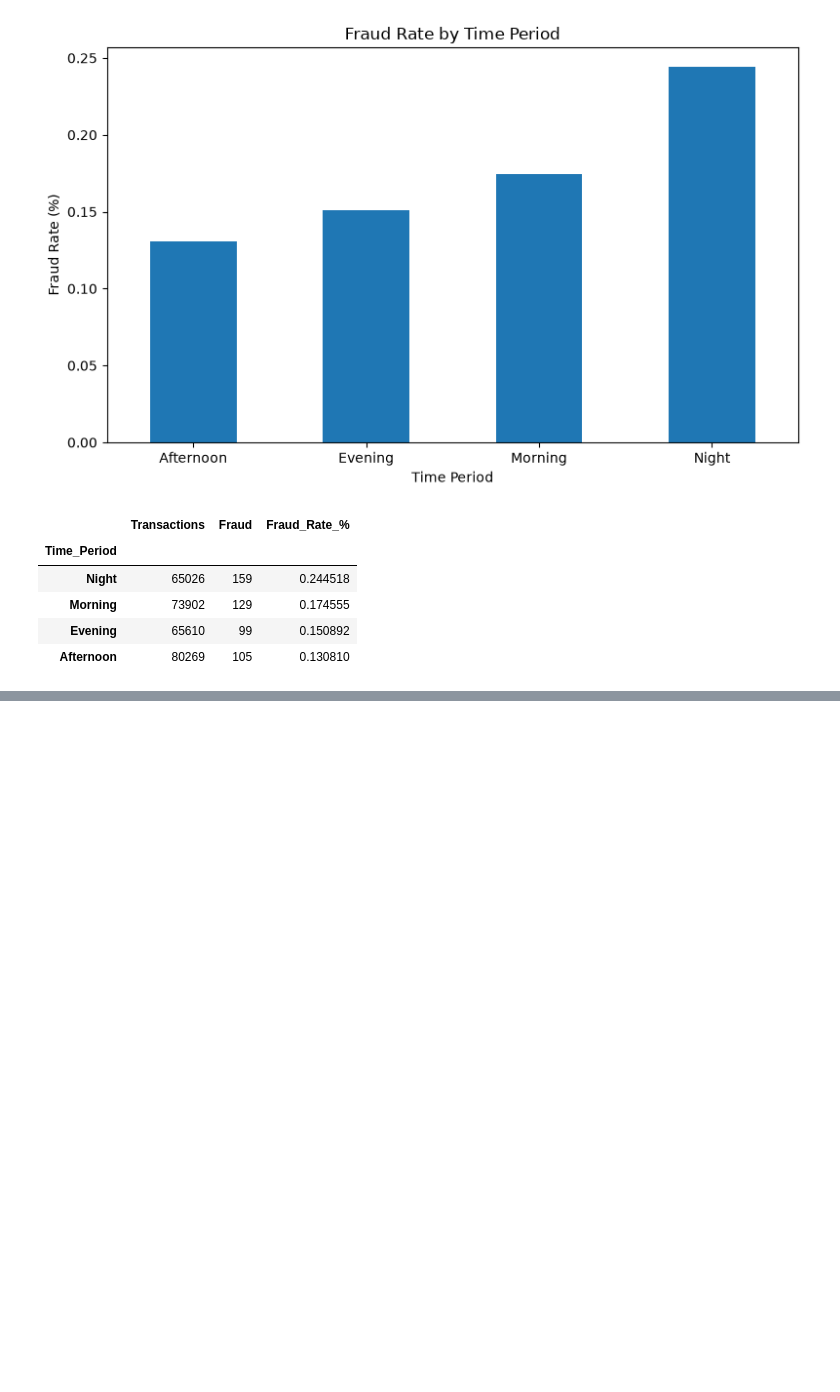
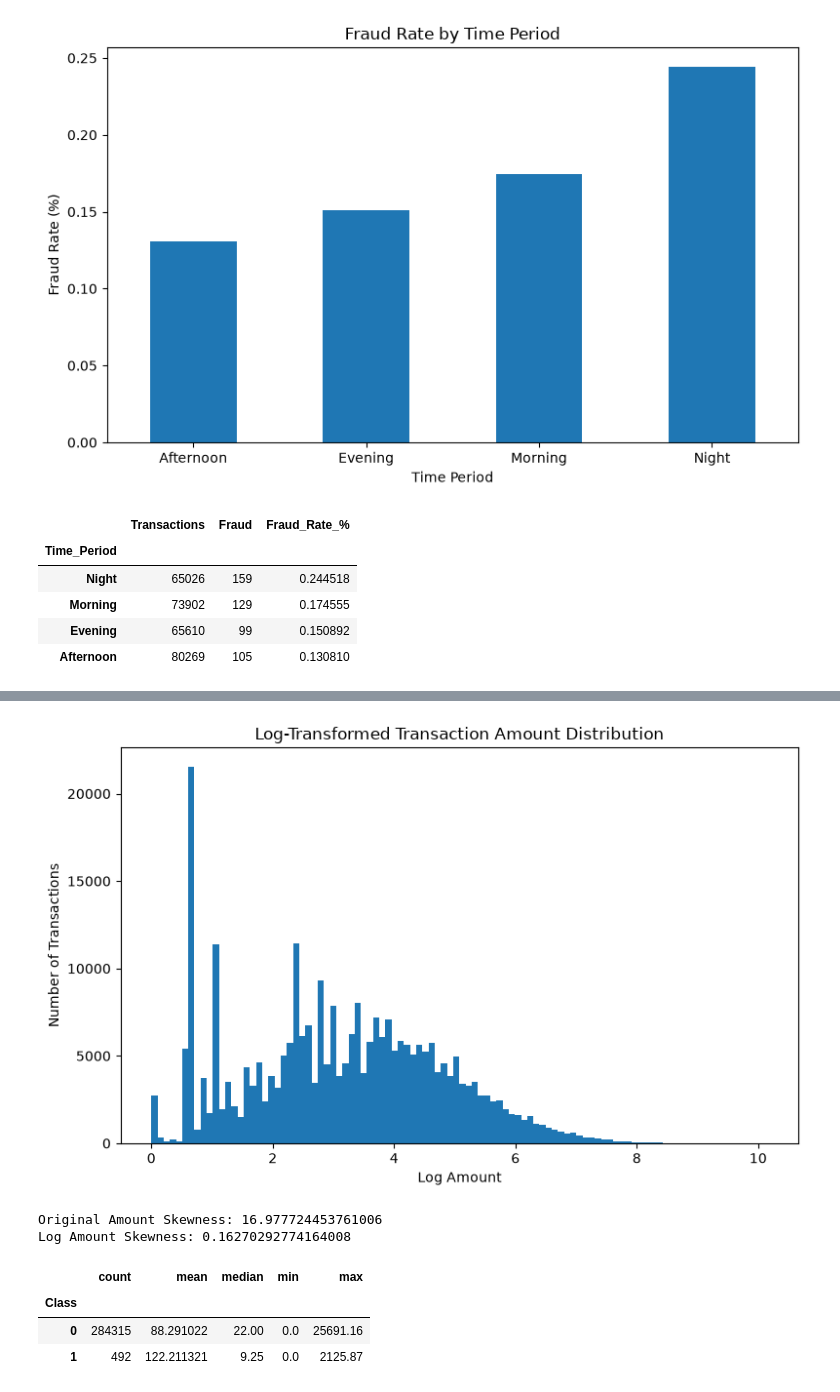
Before and after one commit to 9009594/real-time-financial-fraud-detection, a Jupyter notebook: notebooks/01_data_understanding.ipynb, the cells around one changed output, grey strips where cells are left out. Cells and saved outputs as stored; diff of their text form; code cells hidden in the pictures; blank space fills up the shorter version.

```diff
--- a/notebooks/01_data_understanding.ipynb
+++ b/notebooks/01_data_understanding.ipynb
@@ -672,0 +685,25 @@ time_fraud_rate.sort_values("Fraud_Rate_%", ascending=False)
+# %%
+plt.figure(figsize=(8, 5))
+plt.hist(df["Log_Amount"], bins=100)
+plt.title("Log-Transformed Transaction Amount Distribution")
+plt.xlabel("Log Amount")
+plt.ylabel("Number of Transactions")
+plt.tight_layout()
+plt.show()
+# %% [output]
+[figure, added]
+# %%
+print("Original Amount Skewness:", df["Amount"].skew())
+print("Log Amount Skewness:", df["Log_Amount"].skew())
+# %% [output]
+Original Amount Skewness: 16.977724453761006
+Log Amount Skewness: 0.16270292774164008
+# %%
+df.groupby("Class")["Amount"].agg(
+    ["count", "mean", "median", "min", "max"]
+)
+# %% [output]
+|  | count | mean | median | min | max |
+| Class |  |  |  |  |  |
+| 0 | 284315 | 88.291022 | 22.00 | 0.0 | 25691.16 |
+| 1 | 492 | 122.211321 | 9.25 | 0.0 | 2125.87 |
```
Also changed, not shown: parts of 4 cells of this notebook.
